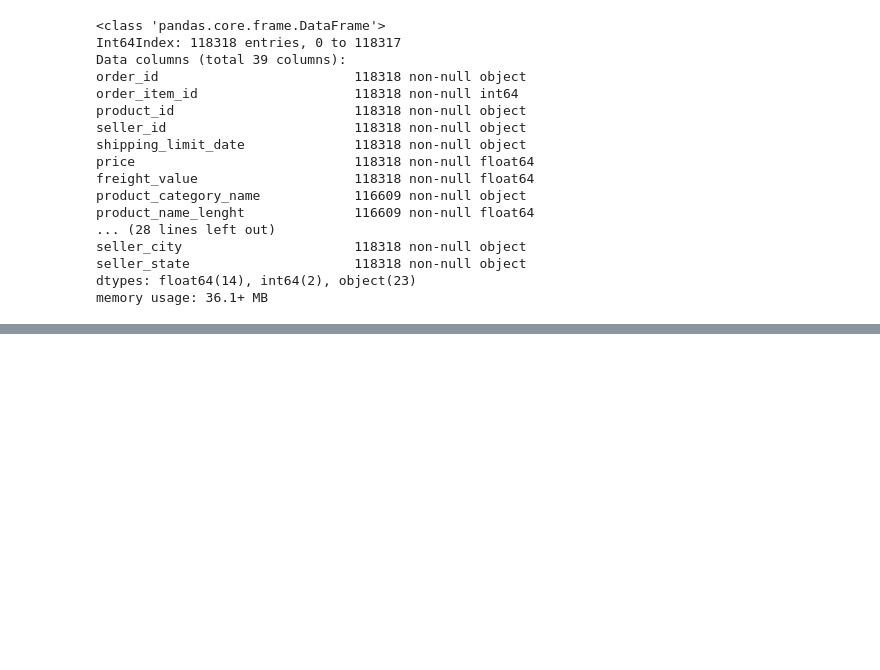
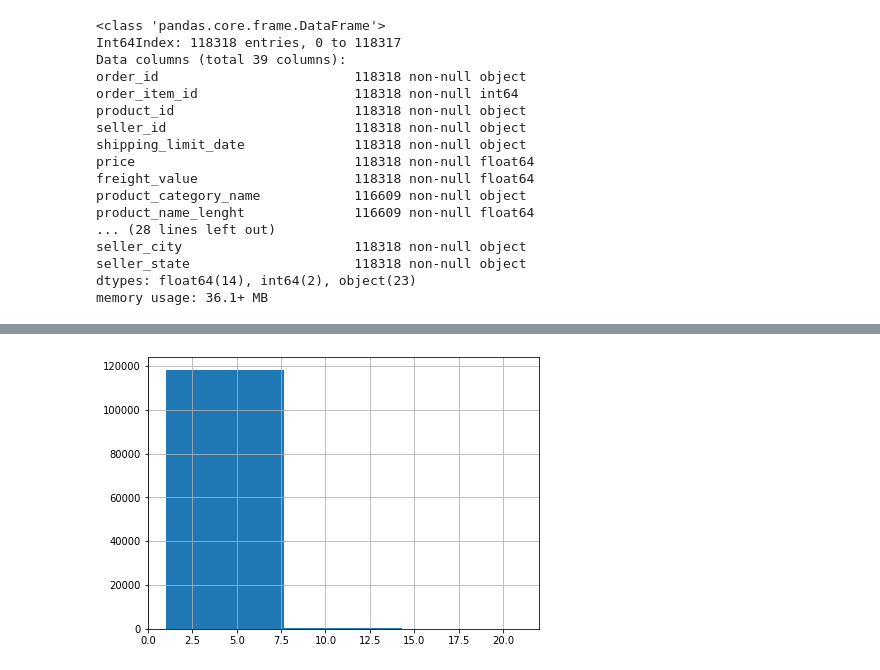
Before and after one commit to machadomr/DaysOfCode, a Jupyter notebook: 06_Other/01_Kaggle_Olist.ipynb, the cells around one changed output, grey strips where cells are left out. Cells and saved outputs as stored; diff of their text form; code cells hidden in the pictures; blank space fills up the shorter version.

```diff
--- a/06_Other/01_Kaggle_Olist.ipynb
+++ b/06_Other/01_Kaggle_Olist.ipynb
@@ -108,0 +113,4 @@ memory usage: 36.1+ MB
+# %%
+df_merged['price_group'] = (df_merged['price']/100).astype(int)
+df_merged['installment_value'] = round(df_merged['payment_value']/df_merged['payment_installments'],2)
+df_merged.head()
@@ -108,0 +147,5 @@ memory usage: 36.1+ MB
+# %%
+df_merged['order_item_id'].hist(bins = 3, figsize = (7,5))
+plt.show()
+# %% [output]
+[figure, added]
```
Also changed, not shown: parts of 28 cells of this notebook.
